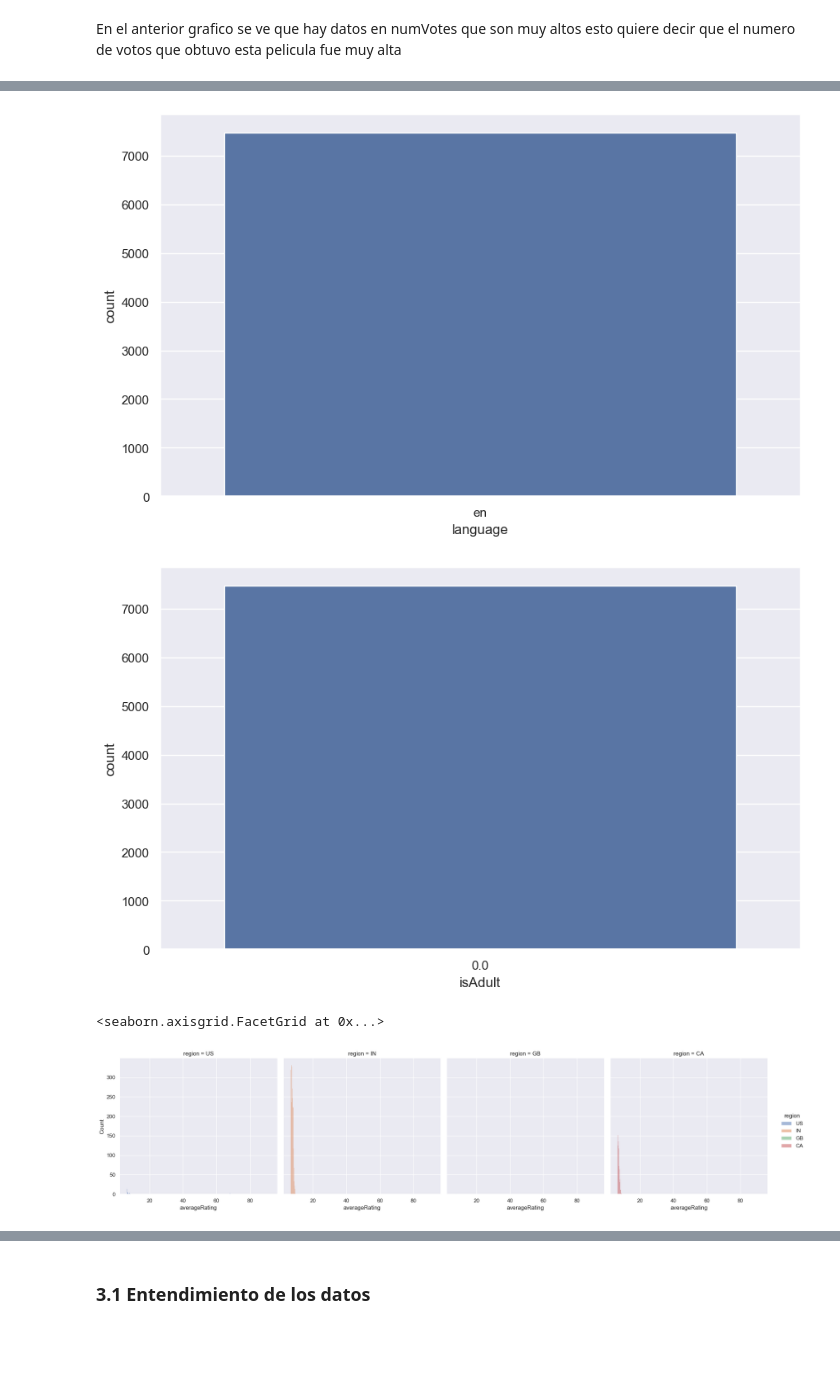
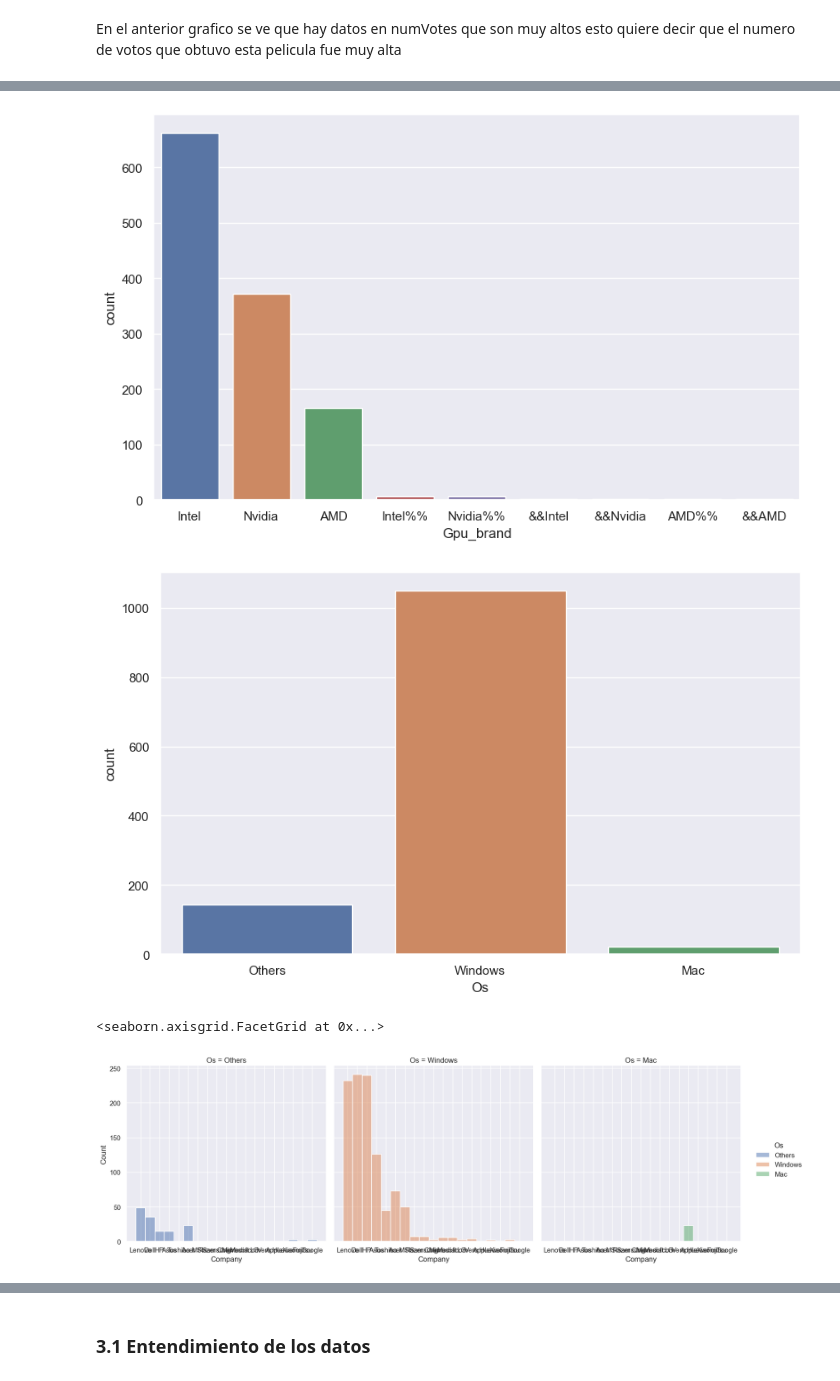
Before and after one commit to jf-garciam1/Lab-BI, a Jupyter notebook: Lab2/Lab2.ipynb, the cells around one changed output, grey strips where cells are left out. Cells and saved outputs as stored; diff of their text form; code cells hidden in the pictures; blank space fills up the shorter version.

```diff
--- a/Lab2/Lab2.ipynb
+++ b/Lab2/Lab2.ipynb
@@ -176,16 +163,16 @@ ax = sns.countplot(x='main_genre', data=df_movies)
 # %%
 plt.figure(figsize=(10, 6))
-ax = sns.countplot(x='language', data=df_movies)
+ax = sns.countplot(x='Gpu_brand', data=df_pc)
 # %% [output]
-[figure, old version]
+[figure, new version]
 # %%
 plt.figure(figsize=(10, 6))
-ax = sns.countplot(x='isAdult', data=df_movies)
+ax = sns.countplot(x='Os', data=df_pc)
 # %% [output]
-[figure, old version]
+[figure, new version]
 # %%
 #Observar las distribuciones de "Accident_Severity" por cada valor de Time
-sns.displot(data=df_movies, x="averageRating", hue="region", col="region")
+sns.displot(data=df_pc, x="Company", hue="Os", col="Os")
 # %% [output]
 <seaborn.axisgrid.FacetGrid at 0x...>
-[figure, old version]
+[figure, new version]
```
Also changed, not shown: parts of 34 cells of this notebook.
